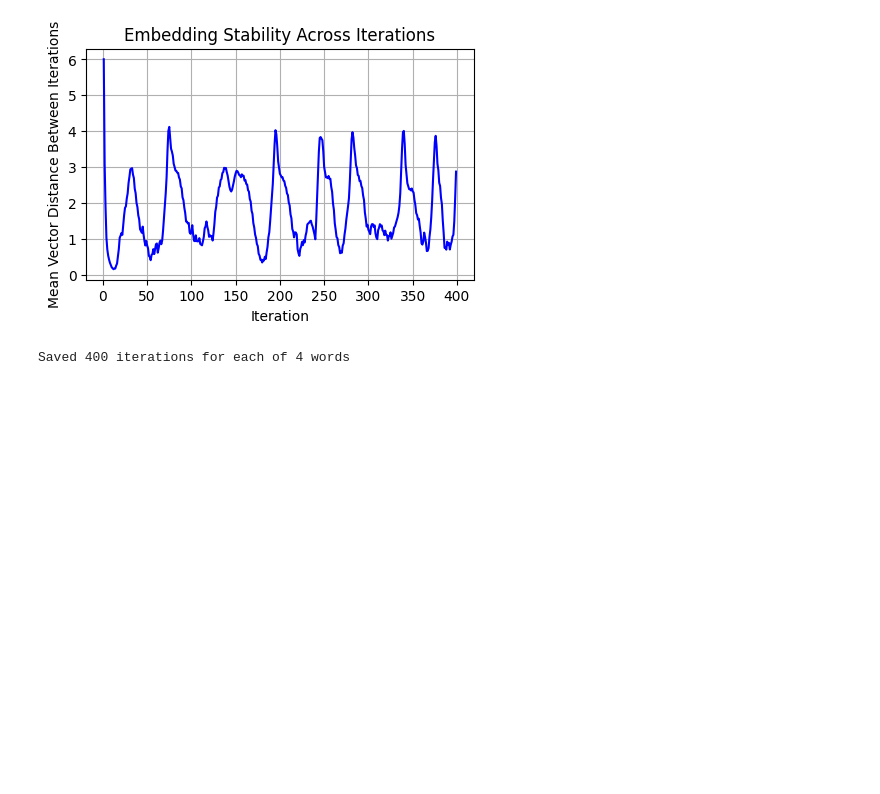
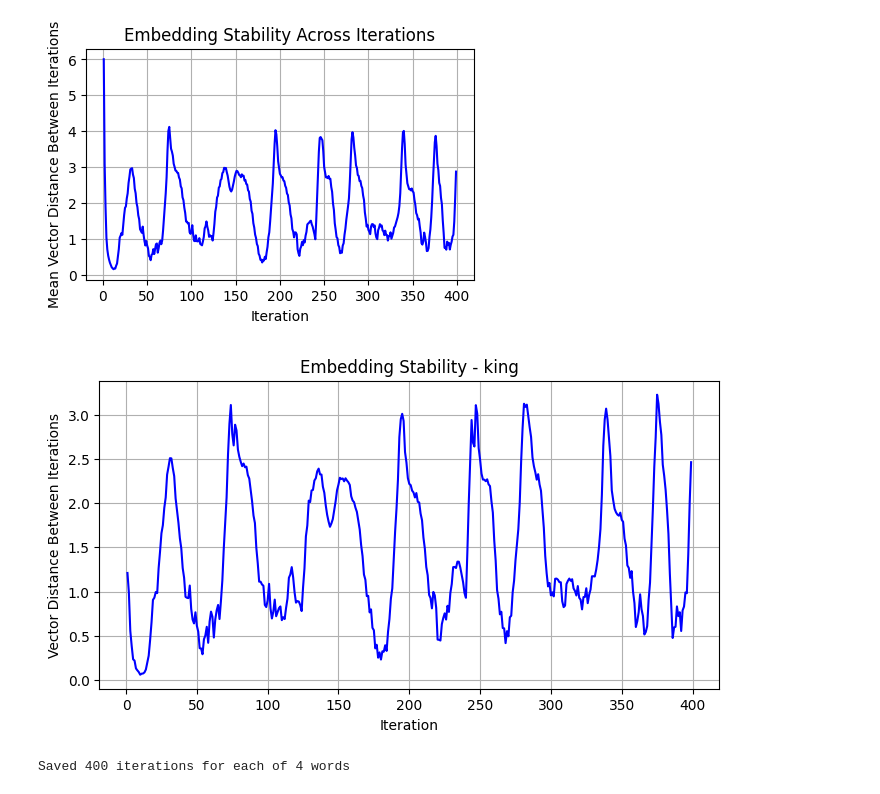
Before and after one commit to ShadowAsura/Word-Embeddings-and-Bloom-Filters, a Jupyter notebook: iteration_data.ipynb, the cells around one changed output. Saved outputs shown, nothing was run; the diff lists cells and outputs as text; code cells hidden in the pictures; blank space fills up the shorter version.

```diff
--- a/iteration_data.ipynb
+++ b/iteration_data.ipynb
@@ -10,7 +10,11 @@ import os
 # Load all embedding files dynamically
 embeddings = []
 iterative_dir = 'data/iterative_vectors/'
-file_numbers = sorted([int(f.replace('.json', '')) for f in os.listdir(iterative_dir) if f.endswith('.json')])
+file_numbers = sorted([
+    int(f.replace('.json', ''))
+    for f in os.listdir(iterative_dir)
+    if f.endswith('.json') and f.replace('.json', '').isdigit()
+])
 
 for i in file_numbers:
     with open(f'{iterative_dir}{i}.json', 'r') as f:
@@ -42,6 +46,28 @@ plt.show()
 # %% [output]
 Loaded 400 embedding files (0 to 399)
 [figure]
+# %%
+#NEED words.json generated to run, shows stability of 1 word though iteration
+word = 'king'
+
+with open('data/kqmw_iteration.json', 'r') as f:
+    kqmw_iteration = json.load(f)
+
+deviations = []
+for i in range(len(kqmw_iteration[word]) - 1):
+    vec1 = np.array(kqmw_iteration[word][i])
+    vec2 = np.array(kqmw_iteration[word][i + 1])
+    deviations.append(np.linalg.norm(vec1 - vec2))
+
+plt.figure(figsize=(8, 4))
+plt.plot(range(1, len(deviations) + 1), deviations, 'b-')
+plt.xlabel('Iteration')
+plt.ylabel('Vector Distance Between Iterations')
+plt.title(f'Embedding Stability - {word}')
+plt.grid(True)
+plt.show()
+# %% [output]
+[figure, added]
 # %%
 import json
 import os
```
Also changed, not shown: 14 other files.
